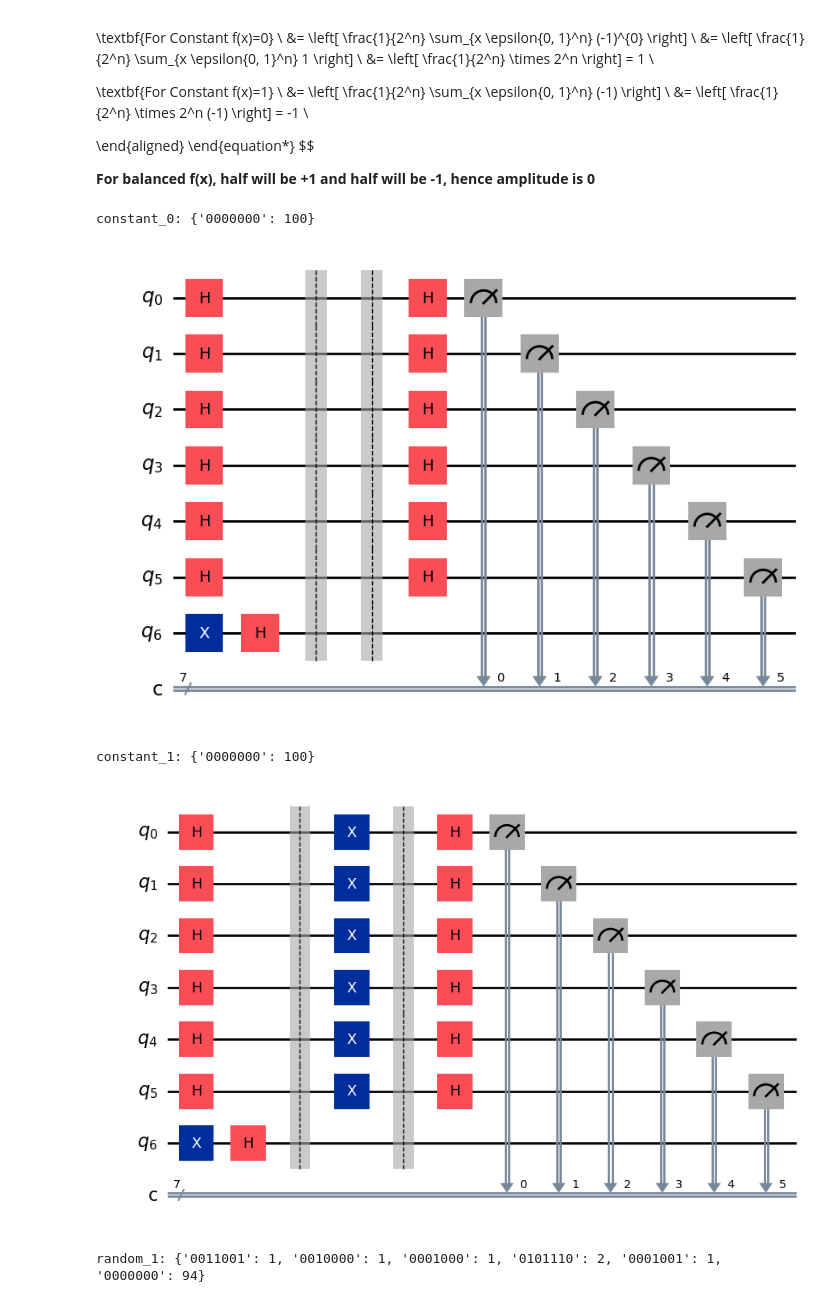
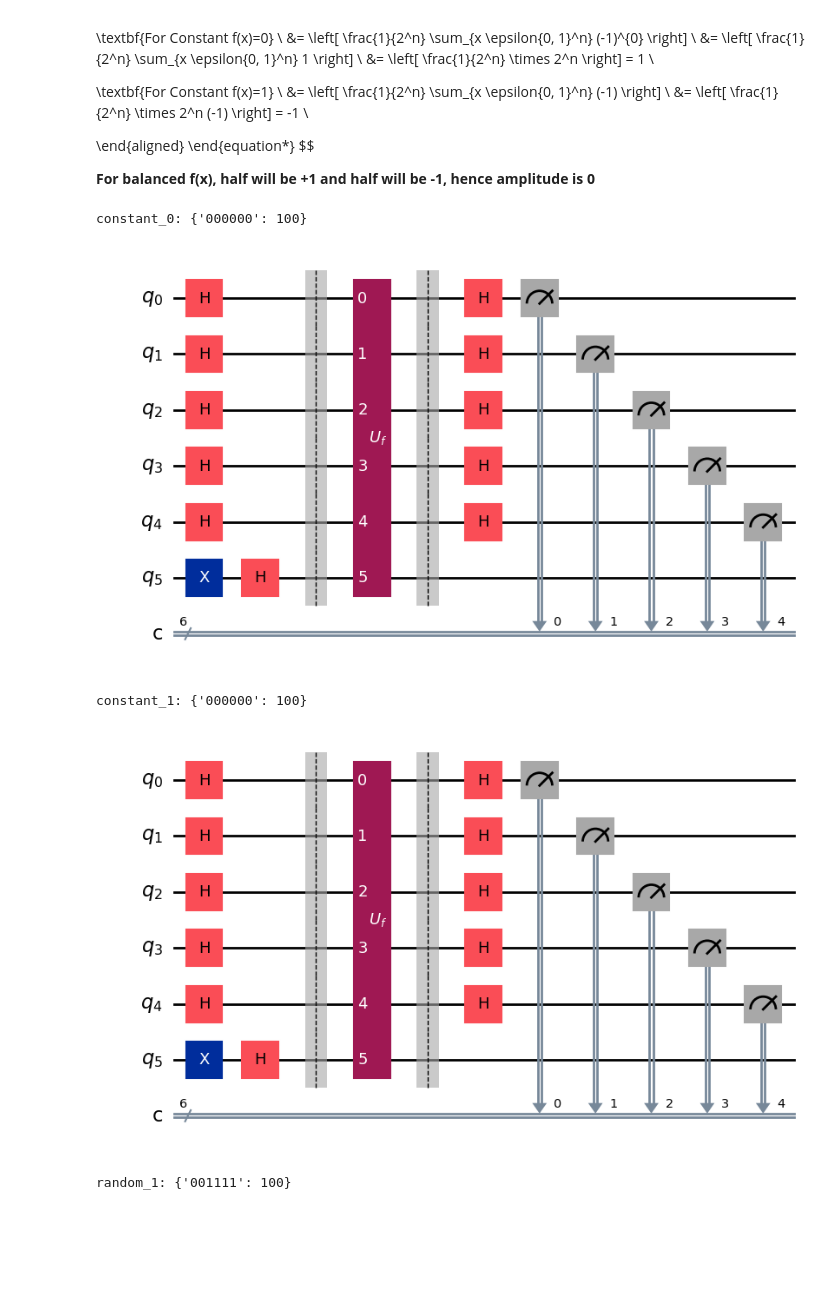
Before and after one commit to Gurj33t-Singh/Qiskit-Practice, a Jupyter notebook: Notebooks/Deutsch-Jozsa.ipynb, the cells around one changed output. Drawn from its saved outputs; the diff is of its cells as text; code cells hidden in the pictures; blank space fills up the shorter version.

```diff
--- a/Notebooks/Deutsch-Jozsa.ipynb
+++ b/Notebooks/Deutsch-Jozsa.ipynb
@@ -119,7 +119,6 @@ def const_0(qr_count):
 def const_1(qr_count):
     qr = QuantumRegister(qr_count, 'q')
     qc = QuantumCircuit(qr)
-    for qubit in qr[:-1]:
-        qc.x(qubit)
+    qc.x(qr[-1])
     return qc
 # %%
@@ -162,9 +195,9 @@ def deutsch_jozsa(oracle, qr_count):
 
     qc.barrier()
 
-    # blackbox = oracle.to_gate()
-    # blackbox.label = "$U_f$"
-    qc = qc.compose(oracle)
+    blackbox = oracle.to_gate()
+    blackbox.label = "$U_f$"
+    qc = qc.compose(blackbox)
 
     qc.barrier()
 
@@ -175,30 +208,30 @@ def deutsch_jozsa(oracle, qr_count):
 
     return qc
 # %%
-qubit_count = 7
+qubit_count = 6
 # Test all oracles
 oracles = {
     'constant_0': const_0(qubit_count),
     'constant_1': const_1(qubit_count),
     'random_1': balanced_dummy(qubit_count)
 }
 
 backend = AerSimulator()
 
 for name, oracle in oracles.items():
     circuit = deutsch_jozsa(oracle, qubit_count)
 
     compiled_qc = transpile(circuit, backend)
 
     results = backend.run(compiled_qc, shots=100).result()
     counts = results.get_counts()
 
     print(f"{name}: {counts}")
 
     display(circuit.draw('mpl'))
 # %% [output]
-constant_0: {'0000000': 100}
+constant_0: {'000000': 100}
-[figure, old version]
+[figure, new version]
-constant_1: {'0000000': 100}
+constant_1: {'000000': 100}
-[figure, old version]
+[figure, new version]
-random_1: {'0011001': 1, '0010000': 1, '0001000': 1, '0101110': 2, '0001001': 1, '0000000': 94}
+random_1: {'001111': 100}
```
Also changed, not shown: parts of 5 cells of this notebook.
